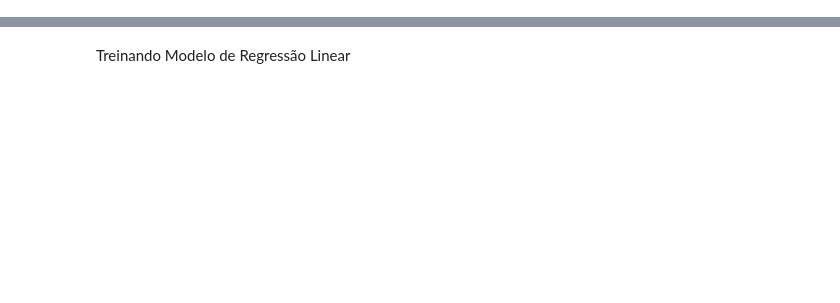
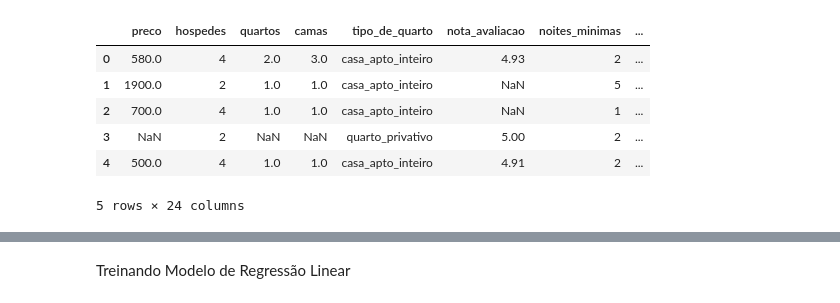
Before and after one commit to anacamorims/projeto-academy, a Jupyter notebook: modelos/regressao-linear-modelo.ipynb, the cells around one changed output, grey strips where cells are left out. Saved outputs shown, nothing was run; the diff lists cells and outputs as text; code cells hidden in the pictures; blank space fills up the shorter version.

```diff
--- a/modelos/regressao-linear-modelo.ipynb
+++ b/modelos/regressao-linear-modelo.ipynb
@@ -4,19 +4,27 @@ import pandas as pd
 import matplotlib.pyplot as plt
 import seaborn as sns
 # %%
-conn = sqlite3.connect("base_tratada.db")
+conn = sqlite3.connect("../base_tratada.db")
 
 query = """
 SELECT *
 FROM base_tratada;
 """
 
 df = pd.read_sql(query, conn)
 
 # Visualizar os dados
 df.head()
 
 #testando se o banco conectou
+# %% [output]
+|  | preco | hospedes | quartos | camas | tipo_de_quarto | nota_avaliacao | noites_minimas | ... |
+| 0 | 580.0 | 4 | 2.0 | 3.0 | casa_apto_inteiro | 4.93 | 2 | ... |
+| 1 | 1900.0 | 2 | 1.0 | 1.0 | casa_apto_inteiro | NaN | 5 | ... |
+| 2 | 700.0 | 4 | 1.0 | 1.0 | casa_apto_inteiro | NaN | 1 | ... |
+| 3 | NaN | 2 | NaN | NaN | quarto_privativo | 5.00 | 2 | ... |
+| 4 | 500.0 | 4 | 1.0 | 1.0 | casa_apto_inteiro | 4.91 | 2 | ... |
+5 rows × 24 columns
 # %%
 df_tratado = df[df["preco"] <= 7000].copy()
 
```
Also changed, not shown: parts of 12 cells of this notebook, 4 other files.
